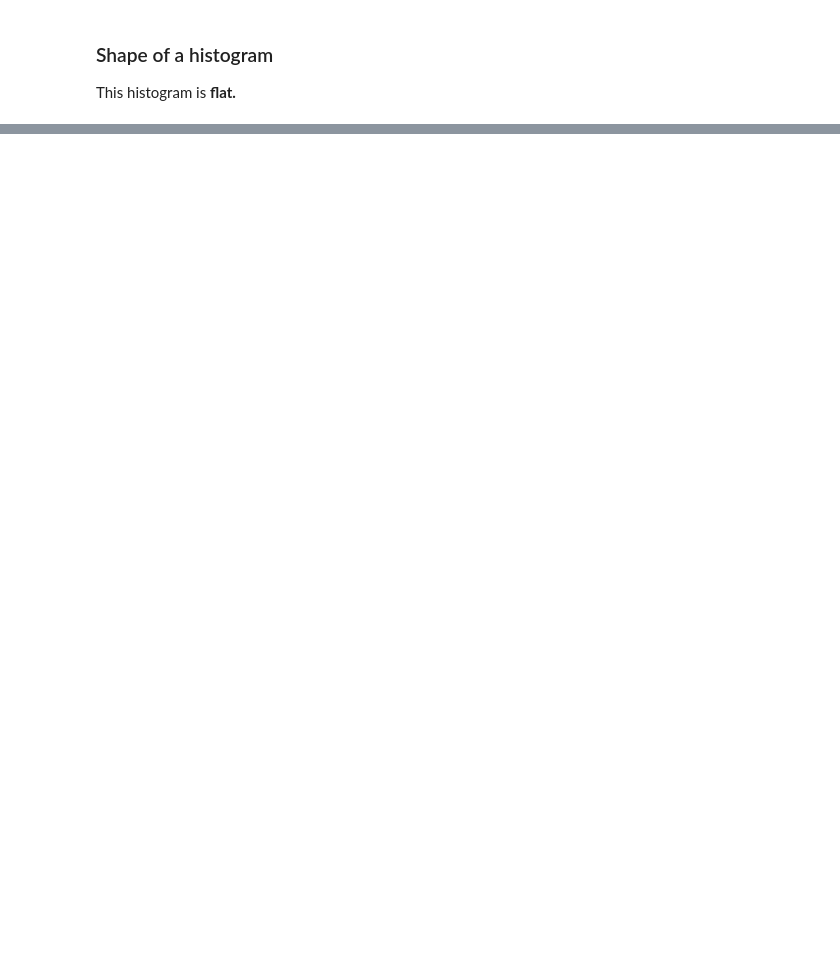
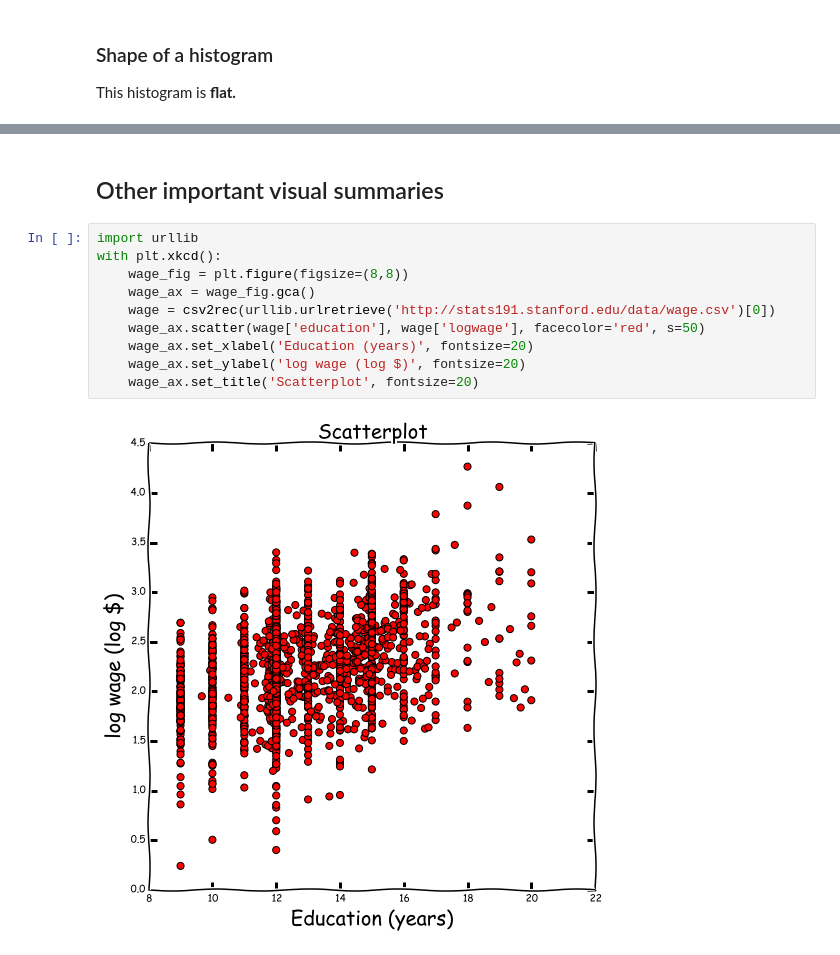
Before and after one commit to jonathan-taylor/stats60, a Jupyter notebook: Graphical Summaries.ipynb, the cells around one changed output, grey strips where cells are left out. Drawn from its saved outputs; the diff is of its cells as text; blank space fills up the shorter version.

```diff
--- a/Graphical Summaries.ipynb
+++ b/Graphical Summaries.ipynb
@@ -295,0 +296,14 @@ with plt.xkcd():
+# %% [markdown]
+## Other important visual summaries
+# %%
+import urllib
+with plt.xkcd():
+    wage_fig = plt.figure(figsize=(8,8))
+    wage_ax = wage_fig.gca()
+    wage = csv2rec(urllib.urlretrieve('http://stats191.stanford.edu/data/wage.csv')[0])
+    wage_ax.scatter(wage['education'], wage['logwage'], facecolor='red', s=50)
+    wage_ax.set_xlabel('Education (years)', fontsize=20)
+    wage_ax.set_ylabel('log wage (log $)', fontsize=20)
+    wage_ax.set_title('Scatterplot', fontsize=20)
+# %% [output]
+[figure, added]
```
Also changed, not shown: parts of 18 cells of this notebook, 9 other files.
